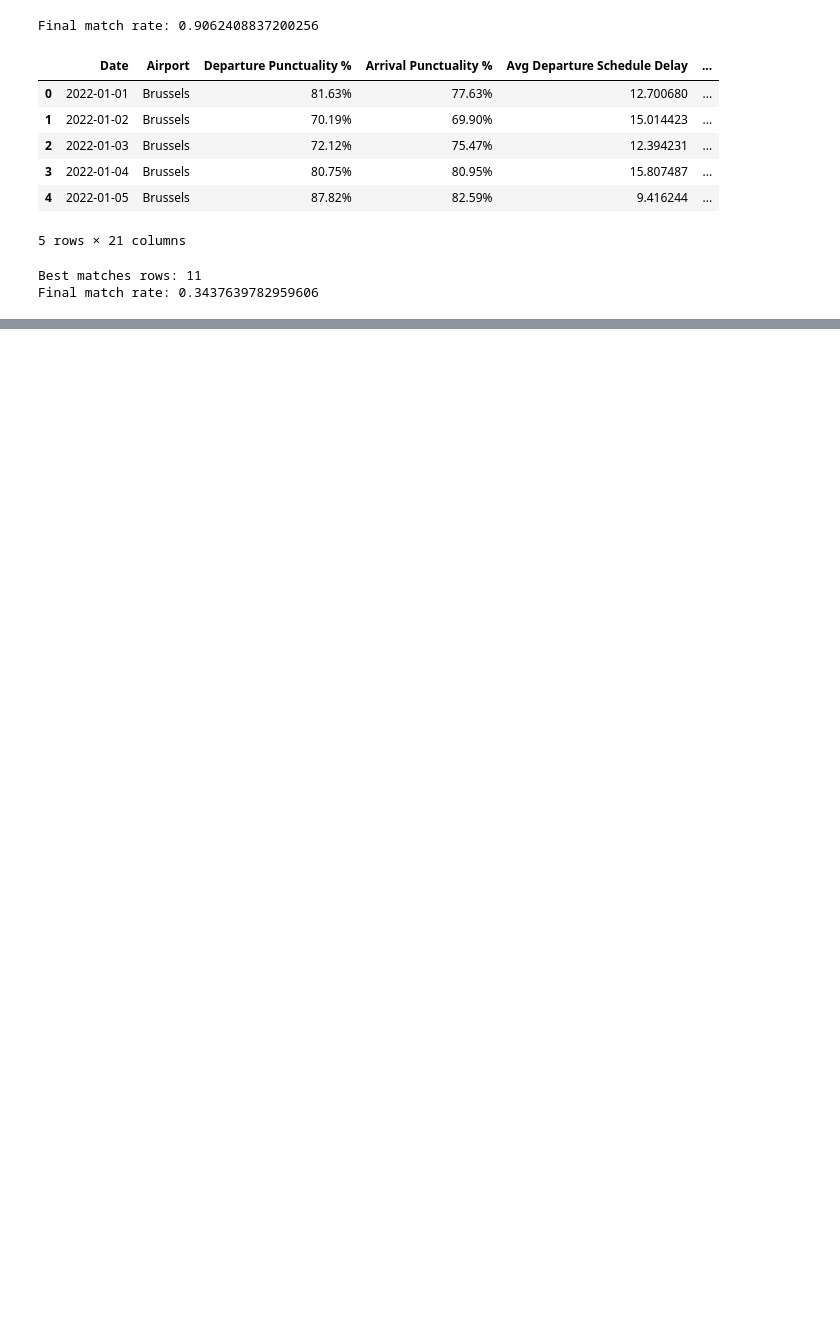
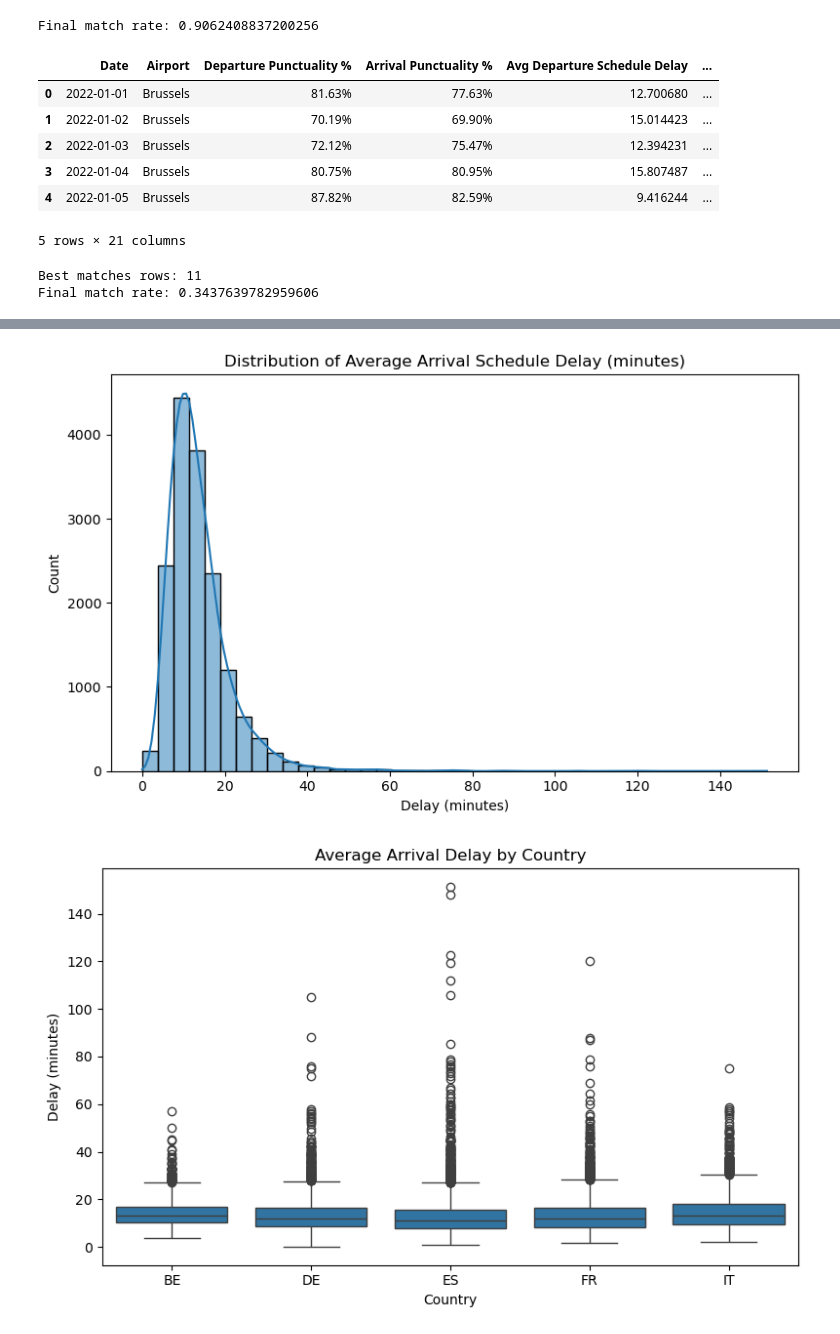
Before and after one commit to Ahmaddaghra/COMP4381_Flight_Delay_Project, a Jupyter notebook: notebooks/phase3_eda.ipynb, the cells around one changed output, grey strips where cells are left out. Saved outputs shown, nothing was run; the diff lists cells and outputs as text; code cells hidden in the pictures; blank space fills up the shorter version.

Commit message:
Update phase3_eda.ipynb: save recent edits

```diff
--- a/notebooks/phase3_eda.ipynb
+++ b/notebooks/phase3_eda.ipynb
@@ -394,0 +515,18 @@ Final match rate: 0.3437639782959606
+# %%
+df_clean = df_work.copy()
+
+# 1) Handle missing values (simple + acceptable for Phase 3)
+# Keep iata_code even if missing (it's not essential for analysis)
+# Fill elevation_ft with median (better than dropping 10% of rows)
+if "elevation_ft" in df_clean.columns:
+    df_clean["elevation_ft"] = df_clean["elevation_ft"].fillna(df_clean["elevation_ft"].median())
+
+# 2) Optional: drop rows missing the key delay/punctuality metrics (only if needed)
+# (We will decide the exact target column in Step 6)
+# For now, just report missingness of the key EUROCONTROL numeric columns:
+key_cols = [c for c in df_clean.columns if "Punctuality" in c or "Delay" in c]
+missing_key = (df_clean[key_cols].isna().mean() * 100).sort_values(ascending=False).round(2)
+
+print("df_clean shape:", df_clean.shape)
+print("Top missing % among key punctuality/delay columns:")
+display(missing_key.head(10))
@@ -394,0 +704,59 @@ Final match rate: 0.3437639782959606
+# %%
+import os
+os.makedirs("../figures", exist_ok=True)
+
+# 1) Histogram of delay minutes
+plt.figure(figsize=(8,5))
+sns.histplot(df_feat["target_delay_minutes"], bins=40, kde=True)
+plt.title("Distribution of Average Arrival Schedule Delay (minutes)")
+plt.xlabel("Delay (minutes)")
+plt.ylabel("Count")
+plt.tight_layout()
+plt.savefig("../figures/hist_delay_minutes.png", dpi=200)
+plt.show()
+
+# 2) Boxplot: delay by country
+plt.figure(figsize=(8,5))
+sns.boxplot(data=df_feat, x="iso_country", y="target_delay_minutes")
+plt.title("Average Arrival Delay by Country")
+plt.xlabel("Country")
+plt.ylabel("Delay (minutes)")
+plt.tight_layout()
+plt.savefig("../figures/box_delay_by_country.png", dpi=200)
+plt.show()
+
+# 3) Line: average delay by month
+plt.figure(figsize=(8,5))
+monthly = df_feat.groupby("month")["target_delay_minutes"].mean().reset_index()
+sns.lineplot(data=monthly, x="month", y="target_delay_minutes", marker="o")
+plt.title("Average Arrival Delay by Month")
+plt.xlabel("Month")
+plt.ylabel("Delay (minutes)")
+plt.tight_layout()
+plt.savefig("../figures/line_delay_by_month.png", dpi=200)
+plt.show()
+
+# 4) Bar: on-time (not delayed >15) rate by country
+plt.figure(figsize=(8,5))
+rate = (1 - df_feat.groupby("iso_country")["target_delayed_15"].mean()).reset_index(name="on_time_rate")
+sns.barplot(data=rate, x="iso_country", y="on_time_rate")
+plt.title("On-time Rate by Country (<= 15 min delay)")
+plt.xlabel("Country")
+plt.ylabel("On-time rate")
+plt.ylim(0, 1)
+plt.tight_layout()
+plt.savefig("../figures/bar_ontime_rate_by_country.png", dpi=200)
+plt.show()
+
+# 5) Scatter: punctuality vs delay
+plt.figure(figsize=(8,5))
+sns.scatterplot(data=df_feat, x="arr_punctuality_pct", y="target_delay_minutes", alpha=0.4)
+plt.title("Arrival Punctuality (%) vs Average Arrival Delay (minutes)")
+plt.xlabel("Arrival punctuality (%)")
+plt.ylabel("Delay (minutes)")
+plt.tight_layout()
+plt.savefig("../figures/scatter_punctuality_vs_delay.png", dpi=200)
+plt.show()
+# %% [output]
+[figure, added]
+[figure, added]
```
Also changed, not shown: parts of 14 cells of this notebook.
